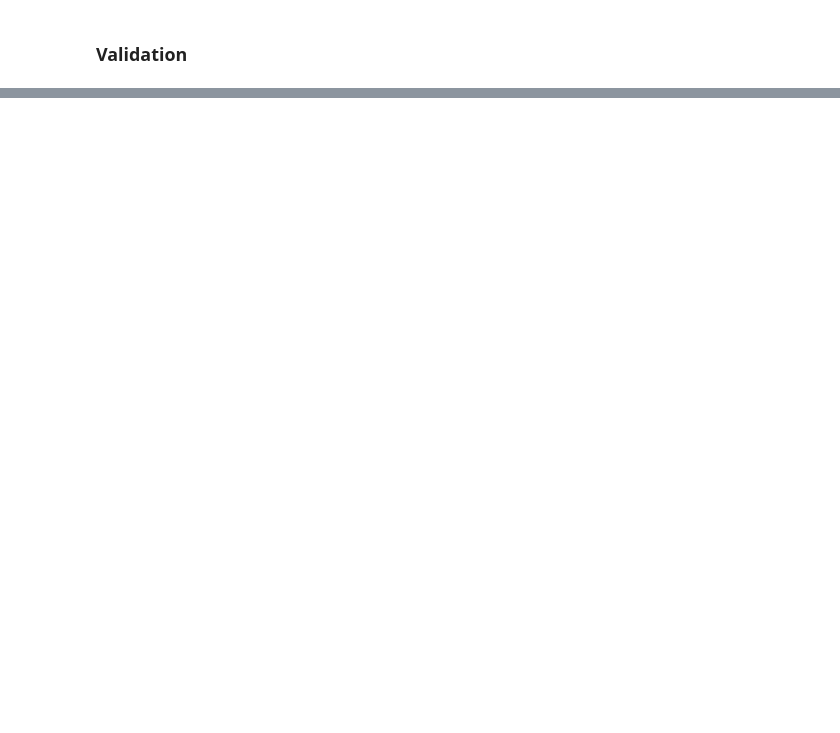
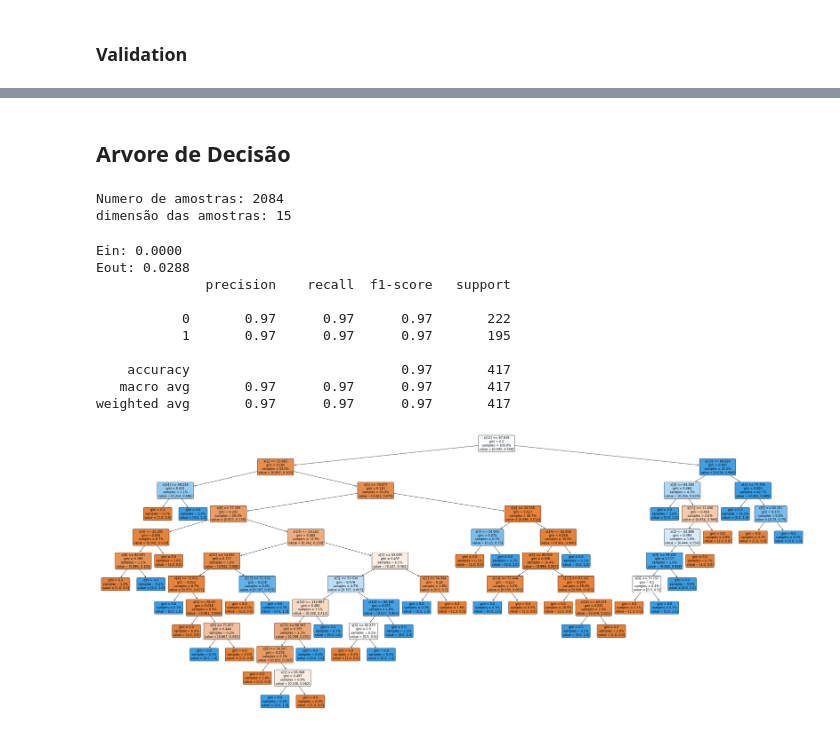
Before and after one commit to JonasFOliveira/ML-Final-Project, a Jupyter notebook: rede_neural.ipynb, the cells around one changed output, grey strips where cells are left out. Saved outputs shown, nothing was run; the diff lists cells and outputs as text; code cells hidden in the pictures; blank space fills up the shorter version.

```diff
--- a/rede_neural.ipynb
+++ b/rede_neural.ipynb
@@ -258,0 +358,45 @@ class NeuralNetwork():
+# %% [markdown]
+## Arvore de Decisão
+# %%
+X_train, X_test, y_train, y_test = model_selection.train_test_split(X_data, y_data, random_state=RANDOM_SEED, test_size=0.2)
+
+print("Numero de amostras: " + str(len(X_data)))
+print("dimensão das amostras: " + str(len(X_data[0])))
+# %% [output]
+Numero de amostras: 2084
+dimensão das amostras: 15
+# %%
+from sklearn.tree import DecisionTreeClassifier
+from sklearn.metrics import classification_report, accuracy_score
+from sklearn.tree import plot_tree
+from matplotlib import pyplot as plt
+
+
+clf = DecisionTreeClassifier(random_state=0)
+clf.fit(X_train, y_train)
+
+print('Ein: %0.4f' % (1 - accuracy_score(y_train, clf.predict(X_train))))
+print('Eout: %0.4f' % (1 - accuracy_score(y_test, clf.predict(X_test))))
+print(classification_report(y_test, clf.predict(X_test)))
+
+#Desenho da árvore
+plt.figure(figsize=(50,20))
+plot_tree(
+    clf,
+    filled=True,
+    proportion = True,
+    fontsize=12,
+    rounded = True)
+plt.show()
+# %% [output]
+Ein: 0.0000
+Eout: 0.0288
+              precision    recall  f1-score   support
+
+           0       0.97      0.97      0.97       222
+           1       0.97      0.97      0.97       195
+
+    accuracy                           0.97       417
+   macro avg       0.97      0.97      0.97       417
+weighted avg       0.97      0.97      0.97       417
+[figure, added]
```
Also changed, not shown: parts of 18 cells of this notebook, 2 other files.
